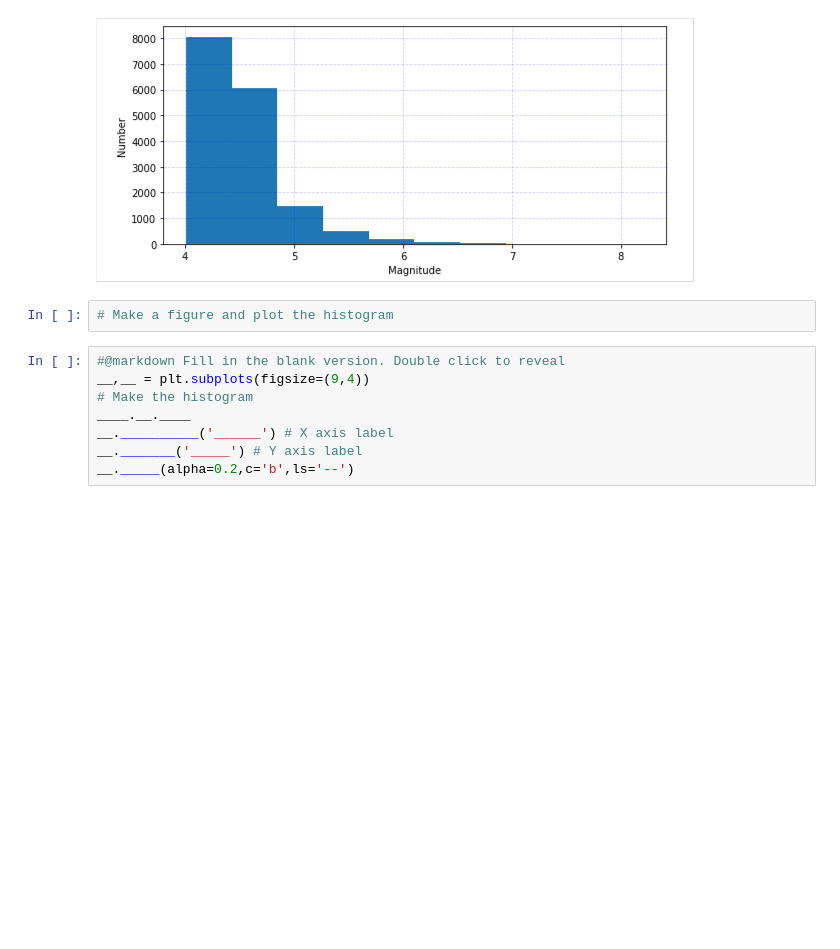
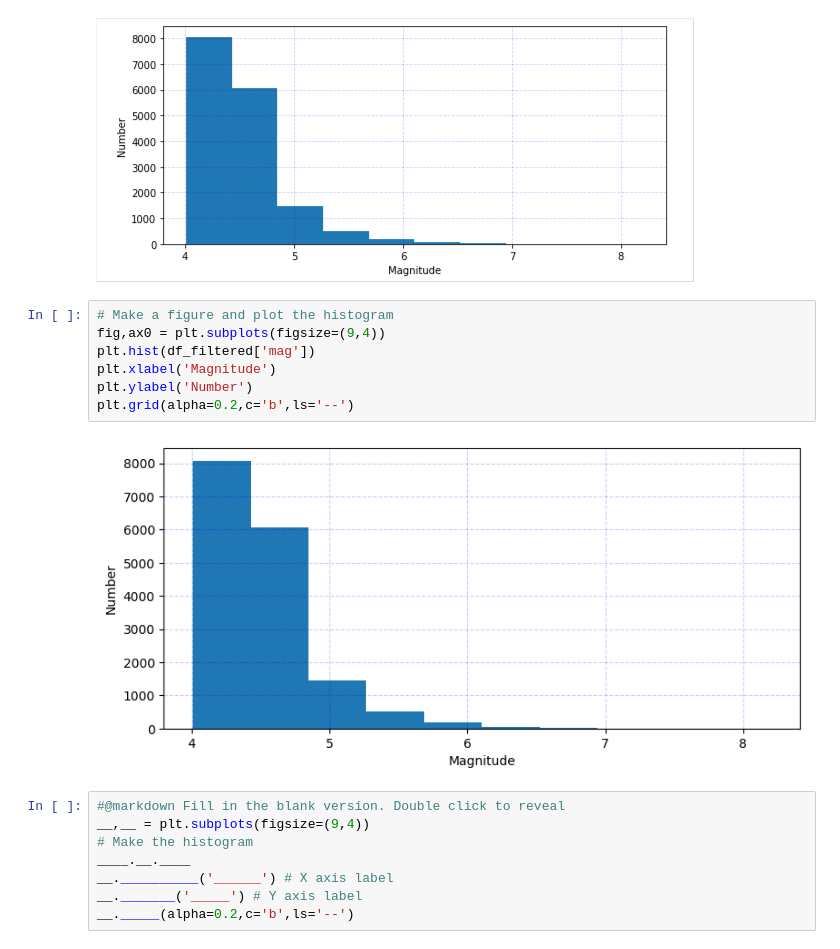
Before and after one commit to Celestin02/2024_Intro_Python, a Jupyter notebook: W3_S1.ipynb, the cells around one changed output. Cells and saved outputs as stored; diff of their text form; blank space fills up the shorter version.

```diff
--- a/W3_S1.ipynb
+++ b/W3_S1.ipynb
@@ -331,8 +385,15 @@ top5_df.plot.bar(x=_____,y=_____,rot=0,ax=__)
 Hint: `Pandas` has a histogram function documented [at this link](https://pandas.pydata.org/pandas-docs/version/0.23/generated/pandas.DataFrame.hist.html) and `Matplotlib` has one documented [at this link](https://matplotlib.org/api/_as_gen/matplotlib.pyplot.hist.html)
 # %% [markdown]
 ![aaaaa8.jpg](embedded-picture-1)
-# %%
-# Make a figure and plot the histogram
+# %%
+# Make a figure and plot the histogram
+fig,ax0 = plt.subplots(figsize=(9,4))
+plt.hist(df_filtered['mag'])
+plt.xlabel('Magnitude')
+plt.ylabel('Number')
+plt.grid(alpha=0.2,c='b',ls='--')
+# %% [output]
+[figure, added]
 # %%
 #@markdown Fill in the blank version. Double click to reveal
 __,__ = plt.subplots(figsize=(9,4))
```
Also changed, not shown: parts of 15 cells of this notebook.
